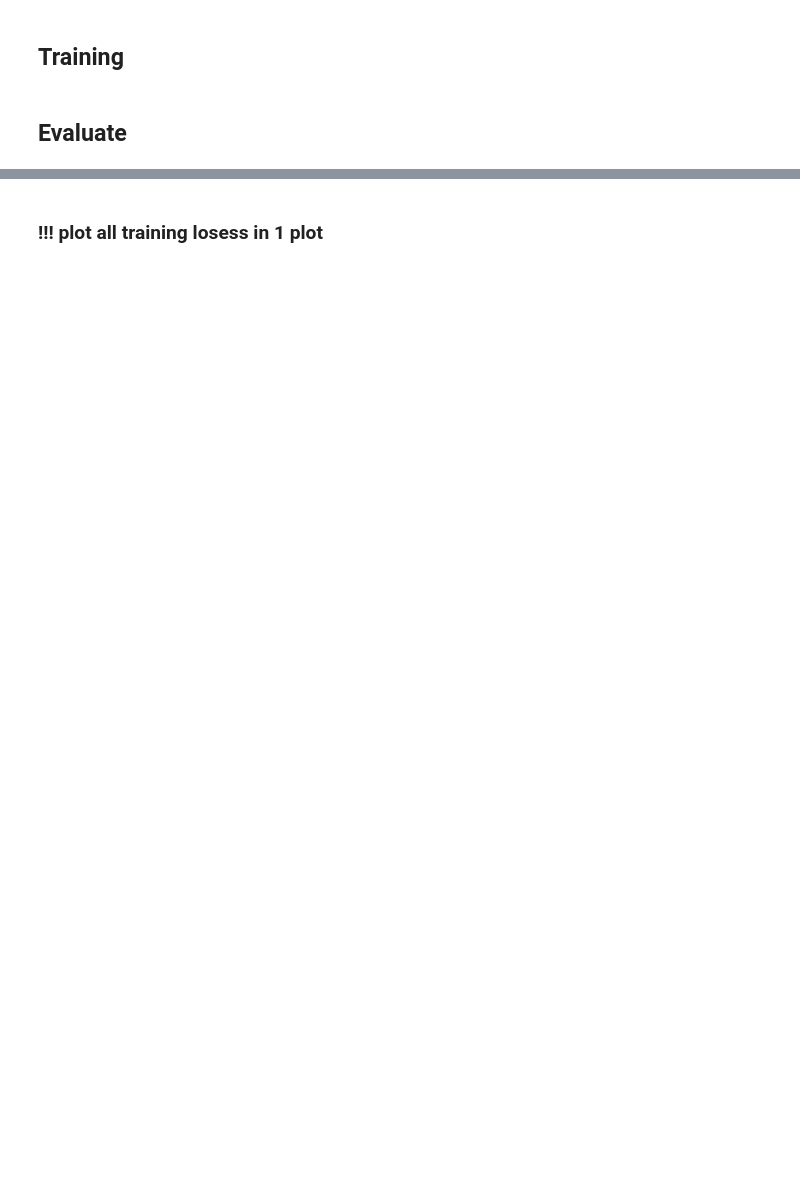
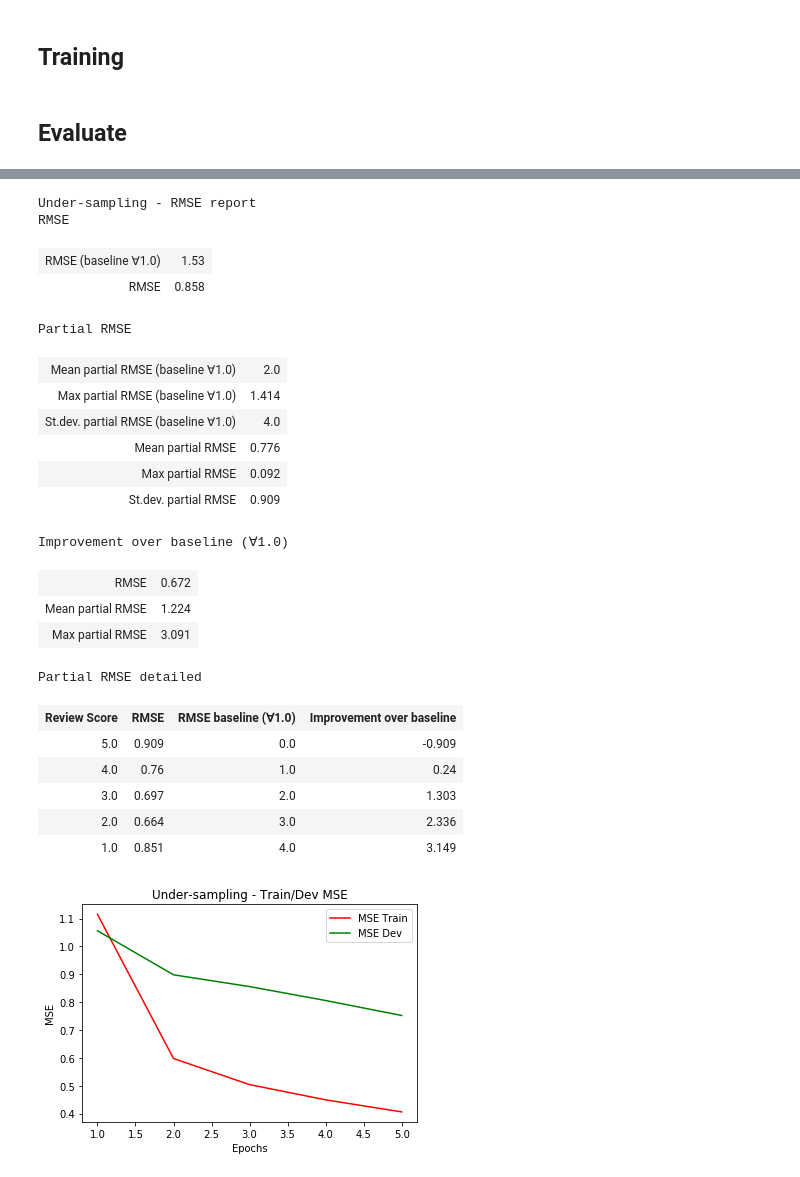
Before and after one commit to matejkvassay/test, a Jupyter notebook: nb/1_text_processing/E1_undersampling.ipynb, the cells around one changed output, grey strips where cells are left out. Drawn from its saved outputs; the diff is of its cells as text; code cells hidden in the pictures; blank space fills up the shorter version.

```diff
--- a/nb/1_text_processing/E1_undersampling.ipynb
+++ b/nb/1_text_processing/E1_undersampling.ipynb
@@ -307,2 +375,3 @@ experiment(sampling_cls=RandomSampler,epochs=5,batch_size=100,name='Random sampl
 # %%
-experiment(sampling_cls=UnderSampler,epochs=5,batch_size=100,name='Under-sampling')
+history2=experiment(sampling_cls=UnderSampler,epochs=5,batch_size=1000,name='Under-sampling')
+# %% [output]
@@ -309,2 +388,23 @@ experiment(sampling_cls=UnderSampler,epochs=5,batch_size=100,name='Under-samplin
+Under-sampling - RMSE report
+RMSE
+| RMSE (baseline ∀1.0) | 1.53 |
+| RMSE | 0.858 |
+Partial RMSE
+| Mean partial RMSE (baseline ∀1.0) | 2.0 |
+| Max partial RMSE (baseline ∀1.0) | 1.414 |
+| St.dev. partial RMSE (baseline ∀1.0) | 4.0 |
+| Mean partial RMSE | 0.776 |
+| Max partial RMSE | 0.092 |
+| St.dev. partial RMSE | 0.909 |
+Improvement over baseline (∀1.0)
+| RMSE | 0.672 |
+| Mean partial RMSE | 1.224 |
+| Max partial RMSE | 3.091 |
+Partial RMSE detailed
+| Review Score | RMSE | RMSE baseline (∀1.0) | Improvement over baseline |
+| 5.0 | 0.909 | 0.0 | -0.909 |
+| 4.0 | 0.76 | 1.0 | 0.24 |
+| 3.0 | 0.697 | 2.0 | 1.303 |
+| 2.0 | 0.664 | 3.0 | 2.336 |
+| 1.0 | 0.851 | 4.0 | 3.149 |
+[figure, added]
-# %% [markdown]
-### !!! plot all training losess in 1 plot
```
Also changed, not shown: parts of 12 cells of this notebook.
